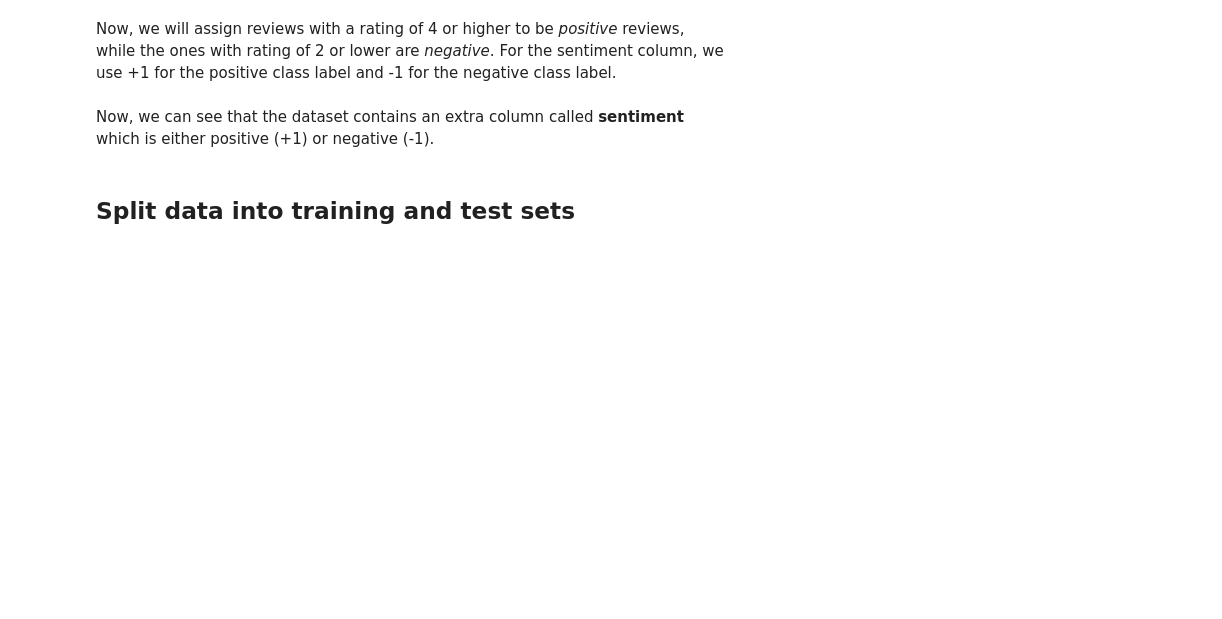
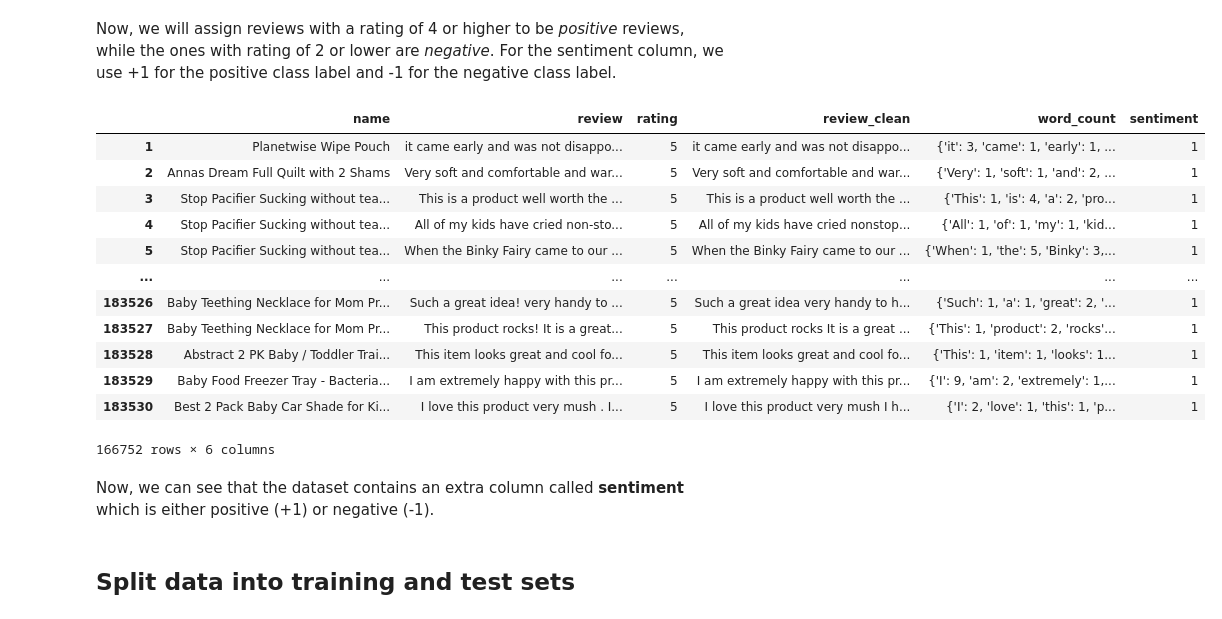
Before and after one commit to dinhngoc267/Machine-Learning-Specialization, a Jupyter notebook: Classification/CLA02-NB01.ipynb, the cells around one changed output. Cells and saved outputs as stored; diff of their text form; code cells hidden in the pictures; blank space fills up the shorter version.

```diff
--- a/Classification/CLA02-NB01.ipynb
+++ b/Classification/CLA02-NB01.ipynb
@@ -55,12 +89,34 @@ def remove_punctuation(text):
     try: # python 2.x
         text = text.translate(None, string.punctuation)
     except: # python 3.x
-        translator = text.maketrans('', '', string.punctuation)
-        text = text.translate(translator)
+        translator = str(text).maketrans('', '', string.punctuation)
+        text = str(text).translate(translator)
     return text
 
 review_without_punctuation = products['review'].apply(remove_punctuation)
-products['word_count'] = turicreate.text_analytics.count_words(review_without_punctuation)
+#products['word_count'] = turicreate.text_analytics.count_words(review_without_punctuation)
+products['review_clean'] = review_without_punctuation
+# %%
+vectorizer = CountVectorizer(token_pattern=r'\b\w+\b')
+vectorizer.fit(review_without_punctuation)
+tokenizer = vectorizer.build_tokenizer()
+# %%
+def create_word_count(text, tokenizer):
+    tokens = tokenizer(text)
+    word_count = {}
+
+    for token in tokens:
+        if token in word_count:
+            word_count[token] += 1
+        else:
+            word_count[token] = 1
+
+    return word_count
+
+word_count = []
+for review in review_without_punctuation:
+    word_count.append(create_word_count(review, tokenizer))
+products['word_count'] = word_count
 # %% [markdown]
 Now, let us explore what the sample example above looks like after these 2 transformations. Here, each entry in the **word_count** column is a dictionary where the key is the word and the value is a count of the number of times the word occurs.
 # %%
@@ -69,6 +127,8 @@ products[269]['word_count']
 ## Extract sentiments
 
 We will **ignore** all reviews with *rating = 3*, since they tend to have a neutral sentiment.
+# %%
+products = products.fillna({'review':''})  # fill in N/A's in the review column
 # %%
 products = products[products['rating'] != 3]
 len(products)
@@ -75,8 +137,22 @@ len(products)
 # %% [markdown]
 Now, we will assign reviews with a rating of 4 or higher to be *positive* reviews, while the ones with rating of 2 or lower are *negative*. For the sentiment column, we use +1 for the positive class label and -1 for the negative class label.
 # %%
-products['sentiment'] = products['rating'].apply(lambda rating : +1 if rating > 3 else -1)
+products['sentiment'] = products['rating'].apply(lambda rating : 1 if rating > 3 else -1)
 products
+# %% [output]
+|  | name | review | rating | review_clean | word_count | sentiment |
+| 1 | Planetwise Wipe Pouch | it came early and was not disappo... | 5 | it came early and was not disappo... | {'it': 3, 'came': 1, 'early': 1, ... | 1 |
+| 2 | Annas Dream Full Quilt with 2 Shams | Very soft and comfortable and war... | 5 | Very soft and comfortable and war... | {'Very': 1, 'soft': 1, 'and': 2, ... | 1 |
+| 3 | Stop Pacifier Sucking without tea... | This is a product well worth the ... | 5 | This is a product well worth the ... | {'This': 1, 'is': 4, 'a': 2, 'pro... | 1 |
+| 4 | Stop Pacifier Sucking without tea... | All of my kids have cried non-sto... | 5 | All of my kids have cried nonstop... | {'All': 1, 'of': 1, 'my': 1, 'kid... | 1 |
+| 5 | Stop Pacifier Sucking without tea... | When the Binky Fairy came to our ... | 5 | When the Binky Fairy came to our ... | {'When': 1, 'the': 5, 'Binky': 3,... | 1 |
+| ... | ... | ... | ... | ... | ... | ... |
+| 183526 | Baby Teething Necklace for Mom Pr... | Such a great idea! very handy to ... | 5 | Such a great idea very handy to h... | {'Such': 1, 'a': 1, 'great': 2, '... | 1 |
+| 183527 | Baby Teething Necklace for Mom Pr... | This product rocks! It is a great... | 5 | This product rocks It is a great ... | {'This': 1, 'product': 2, 'rocks'... | 1 |
+| 183528 | Abstract 2 PK Baby / Toddler Trai... | This item looks great and cool fo... | 5 | This item looks great and cool fo... | {'This': 1, 'item': 1, 'looks': 1... | 1 |
+| 183529 | Baby Food Freezer Tray - Bacteria... | I am extremely happy with this pr... | 5 | I am extremely happy with this pr... | {'I': 9, 'am': 2, 'extremely': 1,... | 1 |
+| 183530 | Best 2 Pack Baby Car Shade for Ki... | I love this product very mush . I... | 5 | I love this product very mush I h... | {'I': 2, 'love': 1, 'this': 1, 'p... | 1 |
+166752 rows × 6 columns
 # %% [markdown]
 Now, we can see that the dataset contains an extra column called **sentiment** which is either positive (+1) or negative (-1).
 # %% [markdown]
```
Also changed, not shown: parts of 68 cells of this notebook, 2 other files.
